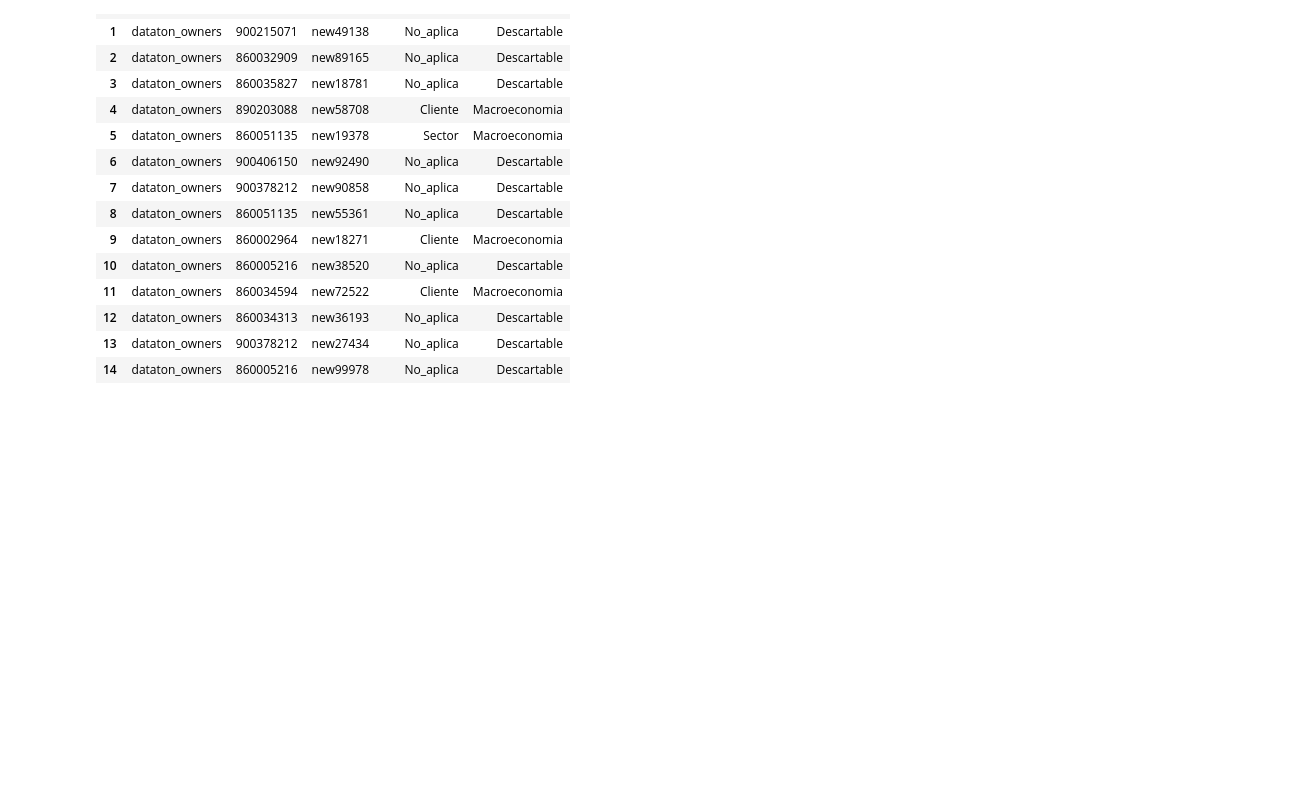
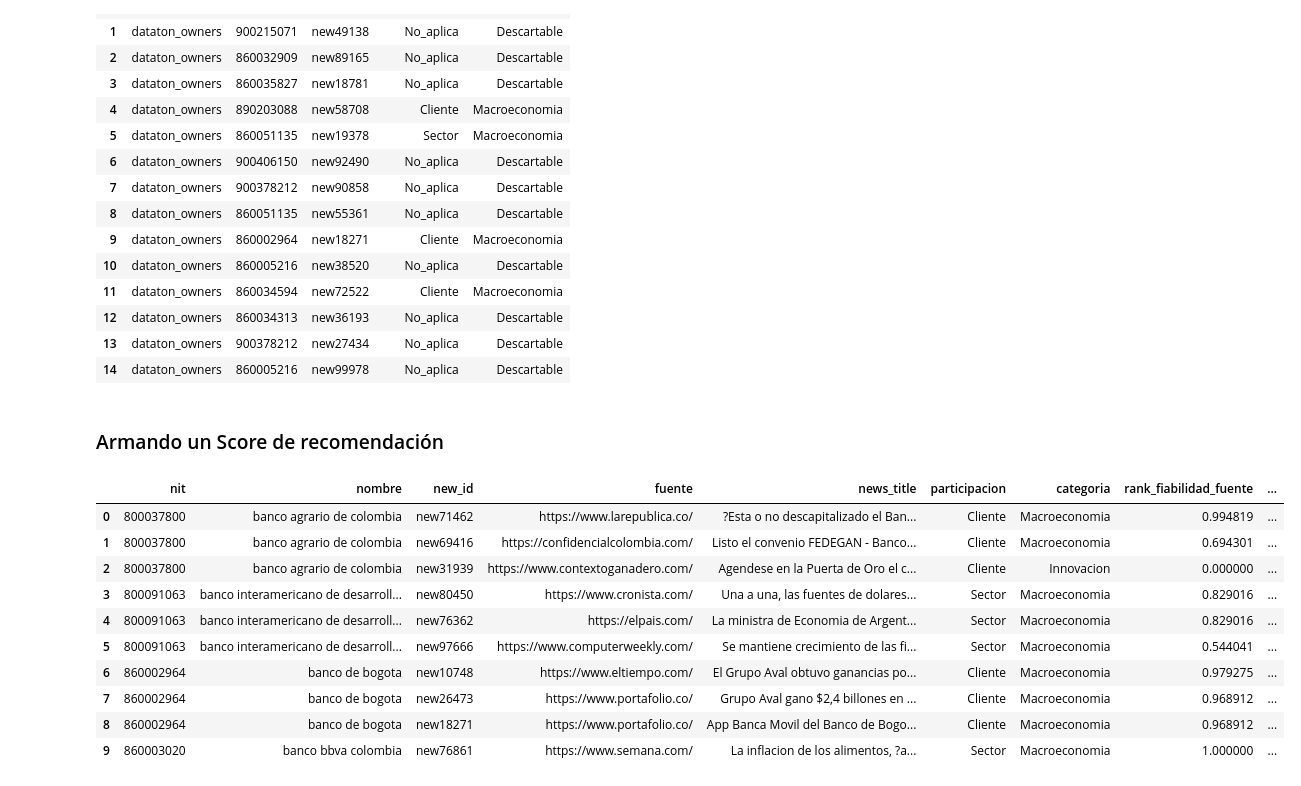
Before and after one commit to jucdiaz/Dataton_Owners, a Jupyter notebook: src/Prototipo_dataton_2022.ipynb, the cells around one changed output. Drawn from its saved outputs; the diff is of its cells as text; code cells hidden in the pictures; blank space fills up the shorter version.

```diff
--- a/src/Prototipo_dataton_2022.ipynb
+++ b/src/Prototipo_dataton_2022.ipynb
@@ -318,3 +321,42 @@ query2.head(15)
 | 14 | dataton_owners | 860005216 | new99978 | No_aplica | Descartable |
 # %%
 query2.to_csv("C:/Users/jucadiaz/GIT/Dataton-BC/2022/src/data/output/categorizacion.csv", index = False)
+# %% [markdown]
+### Armando un Score de recomendación
+# %%
+query = """
+select
+nit,
+nombre,
+new_id,
+fuente,
+news_title,
+participacion,
+categoria,
+rank_fiabilidad_fuente,
+ind_reciente,
+peso_participacion,
+peso_categoria,
+score1,
+peso_intra_categoria,
+recomendacion
+from proceso.Dataton22_tabla_recomendacion
+where recomendacion <= 3
+order by nit, recomendacion
+limit 300
+"""
+
+query3 = hp.getDataFrame(query)
+query3.head(10)
+# %% [output]
+|  | nit | nombre | new_id | fuente | news_title | participacion | categoria | rank_fiabilidad_fuente | ... |
+| 0 | 800037800 | banco agrario de colombia | new71462 | https://www.larepublica.co/ | ?Esta o no descapitalizado el Ban... | Cliente | Macroeconomia | 0.994819 | ... |
+| 1 | 800037800 | banco agrario de colombia | new69416 | https://confidencialcolombia.com/ | Listo el convenio FEDEGAN - Banco... | Cliente | Macroeconomia | 0.694301 | ... |
+| 2 | 800037800 | banco agrario de colombia | new31939 | https://www.contextoganadero.com/ | Agendese en la Puerta de Oro el c... | Cliente | Innovacion | 0.000000 | ... |
+| 3 | 800091063 | banco interamericano de desarroll... | new80450 | https://www.cronista.com/ | Una a una, las fuentes de dolares... | Sector | Macroeconomia | 0.829016 | ... |
+| 4 | 800091063 | banco interamericano de desarroll... | new76362 | https://elpais.com/ | La ministra de Economia de Argent... | Sector | Macroeconomia | 0.829016 | ... |
+| 5 | 800091063 | banco interamericano de desarroll... | new97666 | https://www.computerweekly.com/ | Se mantiene crecimiento de las fi... | Sector | Macroeconomia | 0.544041 | ... |
+| 6 | 860002964 | banco de bogota | new10748 | https://www.eltiempo.com/ | El Grupo Aval obtuvo ganancias po... | Cliente | Macroeconomia | 0.979275 | ... |
+| 7 | 860002964 | banco de bogota | new26473 | https://www.portafolio.co/ | Grupo Aval gano $2,4 billones en ... | Cliente | Macroeconomia | 0.968912 | ... |
+| 8 | 860002964 | banco de bogota | new18271 | https://www.portafolio.co/ | App Banca Movil del Banco de Bogo... | Cliente | Macroeconomia | 0.968912 | ... |
+| 9 | 860003020 | banco bbva colombia | new76861 | https://www.semana.com/ | La inflacion de los alimentos, ?a... | Sector | Macroeconomia | 1.000000 | ... |
```
Also changed, not shown: parts of 6 cells of this notebook, 2 other files.
